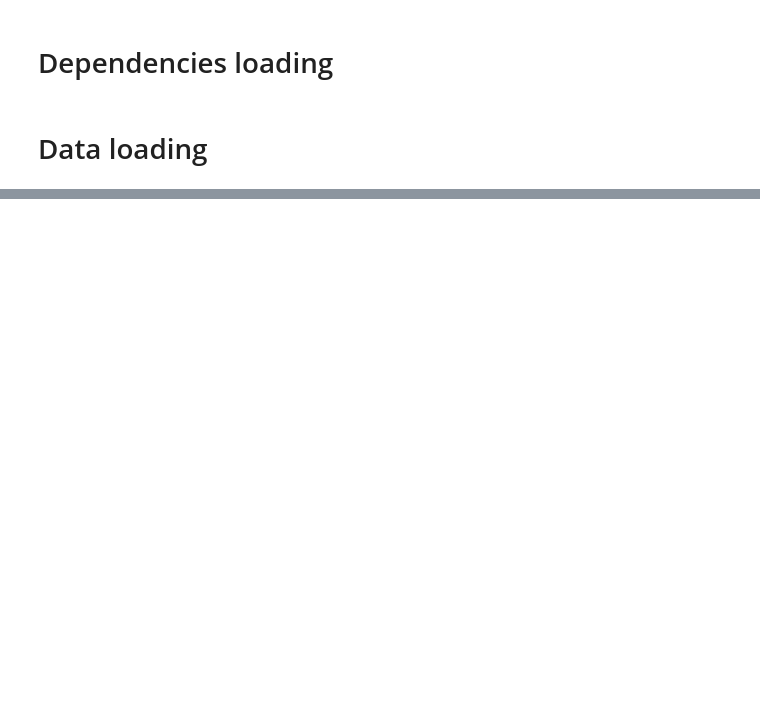
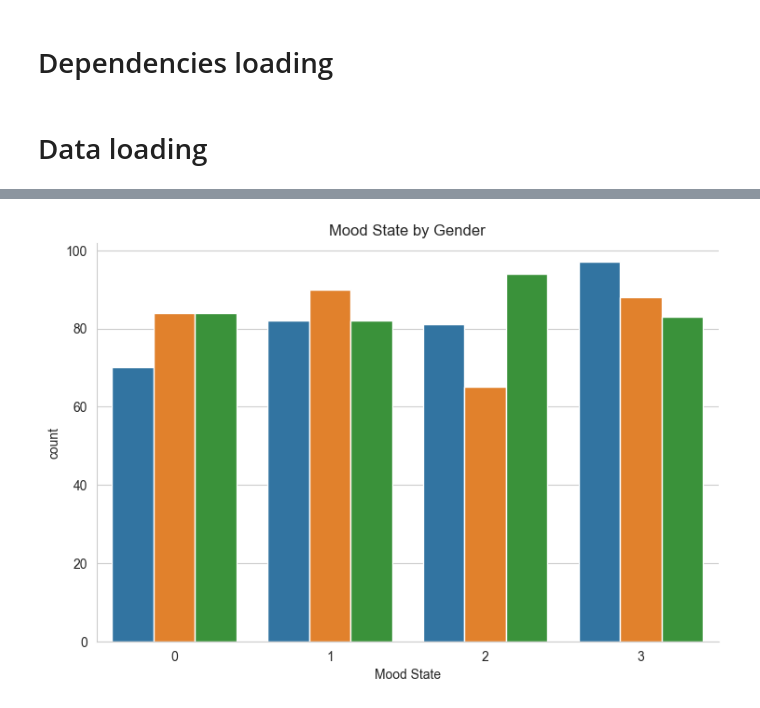
Before and after one commit to kasiadybcio/psychological-state-classification, a Jupyter notebook: notebooks/1.eda.ipynb, the cells around one changed output, grey strips where cells are left out. Saved outputs shown, nothing was run; the diff lists cells and outputs as text; code cells hidden in the pictures; blank space fills up the shorter version.

```diff
--- a/notebooks/1.eda.ipynb
+++ b/notebooks/1.eda.ipynb
@@ -72,0 +139,7 @@ data.head()
+# %%
+sns.set_style("whitegrid",{'font_scale':'1.6'})
+sns.catplot(data[data["Mood State"].notna()], x = "Mood State", kind = 'count', hue = "Gender", legend = False, height = 5, aspect = 3/2)
+plt.title("Mood State by Gender")
+plt.show()
+# %% [output]
+[figure, added]
```
Also changed, not shown: parts of 24 cells of this notebook.
